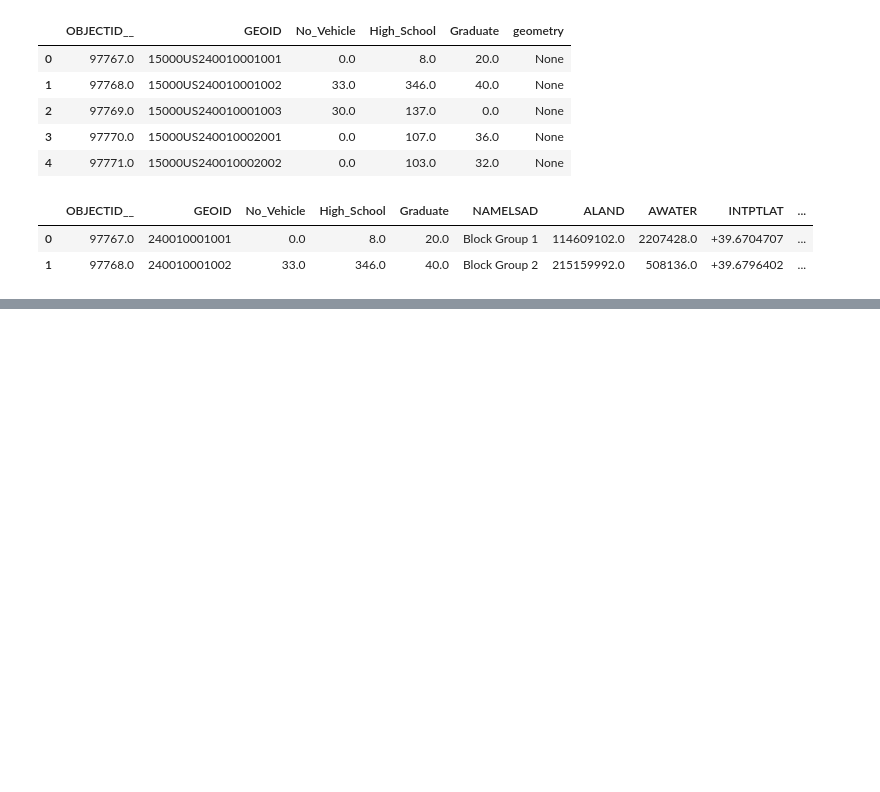
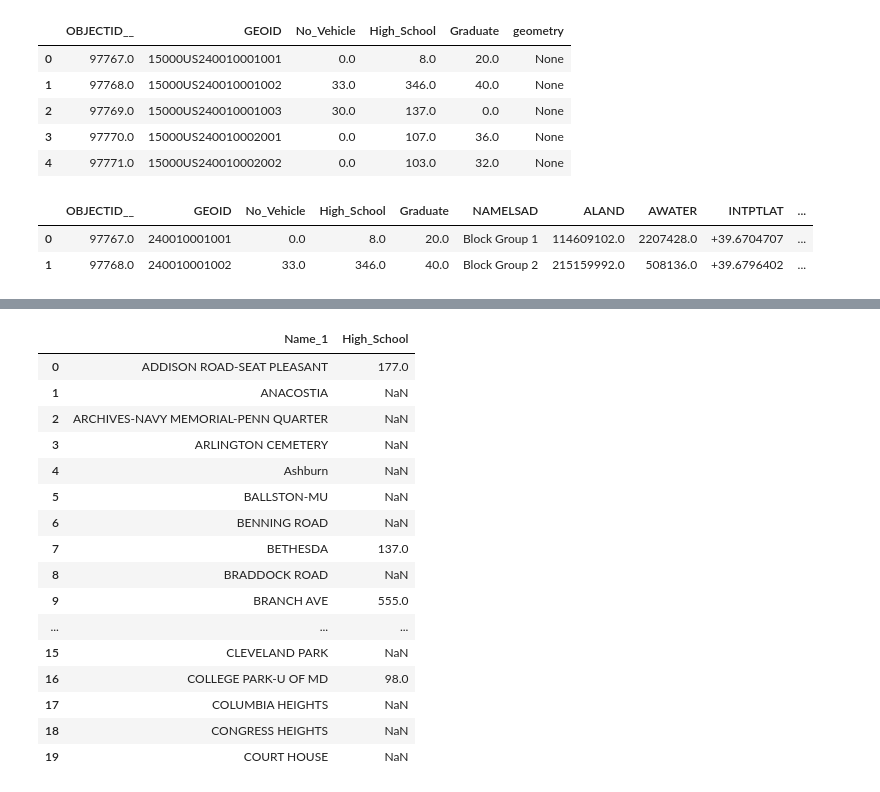
Before and after one commit to GEOSMASH/wmata-code, a Jupyter notebook: Data Preprocessing/Number of Student Population/Student_Population.ipynb, the cells around one changed output, grey strips where cells are left out. Cells and saved outputs as stored; diff of their text form; code cells hidden in the pictures; blank space fills up the shorter version.

```diff
--- a/Data Preprocessing/Number of Student Population/Student_Population.ipynb
+++ b/Data Preprocessing/Number of Student Population/Student_Population.ipynb
@@ -104 +115,21 @@ sum_HighSchool_stations_p75.head()
+# %%
+sum_HighSchool_stations_p5.head(20)
+# %% [output]
+|  | Name_1 | High_School |
+| 0 | ADDISON ROAD-SEAT PLEASANT | 177.0 |
+| 1 | ANACOSTIA | NaN |
+| 2 | ARCHIVES-NAVY MEMORIAL-PENN QUARTER | NaN |
+| 3 | ARLINGTON CEMETERY | NaN |
+| 4 | Ashburn | NaN |
+| 5 | BALLSTON-MU | NaN |
+| 6 | BENNING ROAD | NaN |
+| 7 | BETHESDA | 137.0 |
+| 8 | BRADDOCK ROAD | NaN |
+| 9 | BRANCH AVE | 555.0 |
+| ... | ... | ... |
+| 15 | CLEVELAND PARK | NaN |
+| 16 | COLLEGE PARK-U OF MD | 98.0 |
+| 17 | COLUMBIA HEIGHTS | NaN |
+| 18 | CONGRESS HEIGHTS | NaN |
+| 19 | COURT HOUSE | NaN |
 # %%
```
Also changed, not shown: parts of 4 cells of this notebook, 37 other files.
